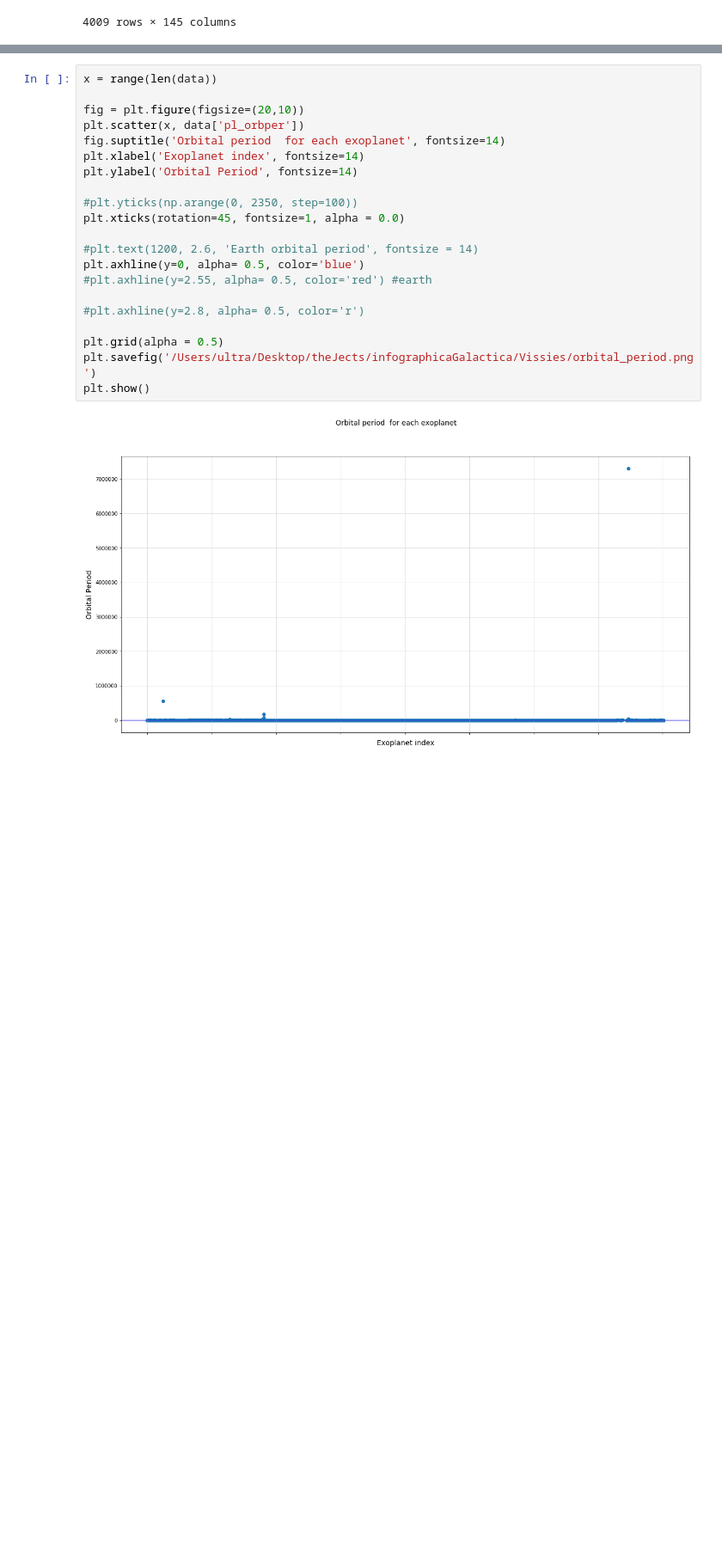
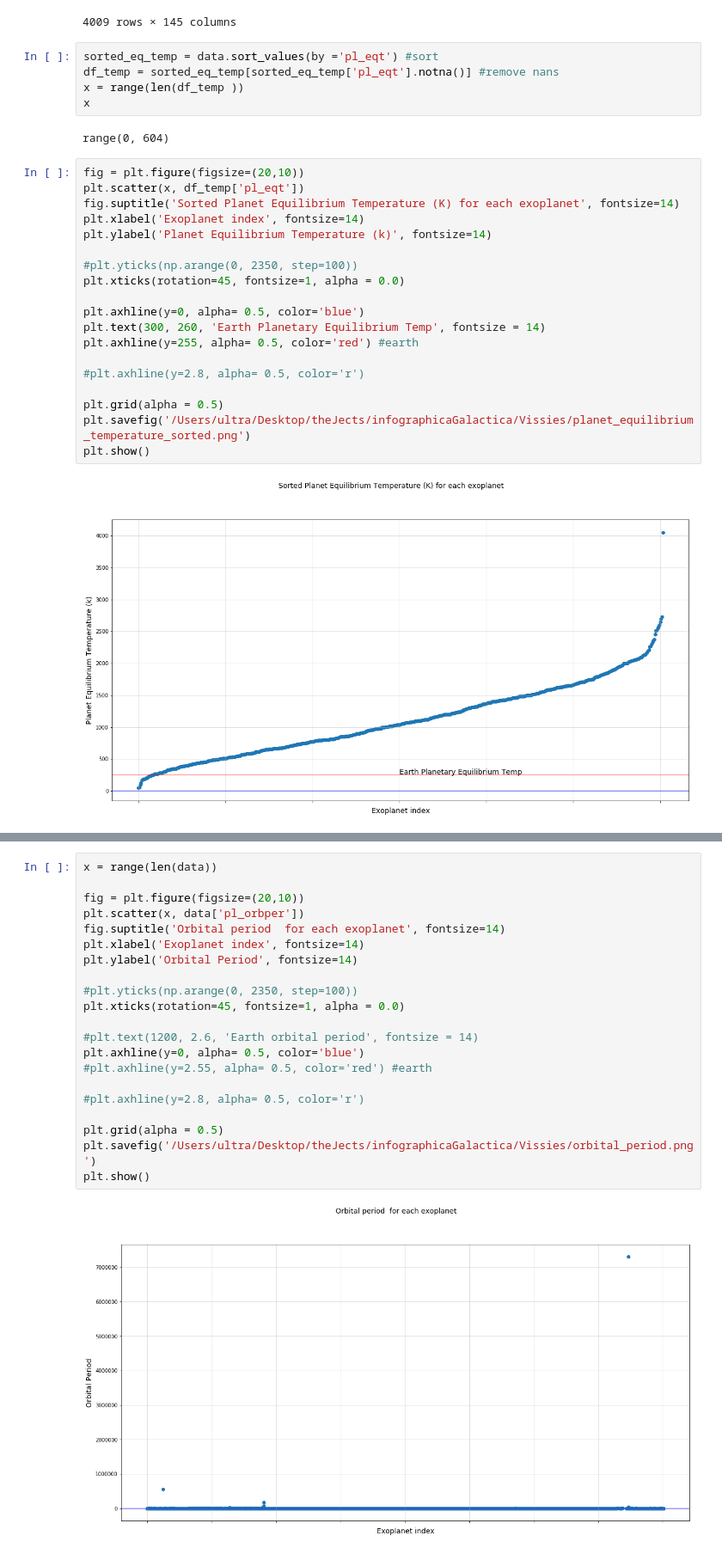
Before and after one commit to coderXmachina2/infographicaGalactica, a Jupyter notebook: scripts/t03DiscoveryMethods.ipynb, the cells around one changed output, grey strips where cells are left out. Shown: that part at 86% size. Cells and saved outputs as stored; diff of their text form; blank space fills up the shorter version.

Commit message:
equilibrium temperature

```diff
--- a/scripts/t03DiscoveryMethods.ipynb
+++ b/scripts/t03DiscoveryMethods.ipynb
@@ -28,3 +28,31 @@ data
 | 4007 | 4008 | ups And | d | ups And d | Radial Velocity | 0 | 3 | 1276.460000 | ... |
 | 4008 | 4009 | xi Aql | b | xi Aql b | Radial Velocity | 0 | 1 | 136.750000 | ... |
 4009 rows × 145 columns
+# %%
+sorted_eq_temp = data.sort_values(by ='pl_eqt') #sort
+df_temp = sorted_eq_temp[sorted_eq_temp['pl_eqt'].notna()] #remove nans
+x = range(len(df_temp ))
+x
+# %% [output]
+range(0, 604)
+# %%
+fig = plt.figure(figsize=(20,10))
+plt.scatter(x, df_temp['pl_eqt'])
+fig.suptitle('Sorted Planet Equilibrium Temperature (K) for each exoplanet', fontsize=14)
+plt.xlabel('Exoplanet index', fontsize=14)
+plt.ylabel('Planet Equilibrium Temperature (k)', fontsize=14)
+
+#plt.yticks(np.arange(0, 2350, step=100))
+plt.xticks(rotation=45, fontsize=1, alpha = 0.0)
+
+plt.axhline(y=0, alpha= 0.5, color='blue')
+plt.text(300, 260, 'Earth Planetary Equilibrium Temp', fontsize = 14)
+plt.axhline(y=255, alpha= 0.5, color='red') #earth
+
+#plt.axhline(y=2.8, alpha= 0.5, color='r')
+
+plt.grid(alpha = 0.5)
+plt.savefig('/Users/ultra/Desktop/theJects/infographicaGalactica/Vissies/planet_equilibrium_temperature_sorted.png')
+plt.show()
+# %% [output]
+[figure, added]
```
Also changed, not shown: parts of 1 cell of this notebook, 2 other files.
